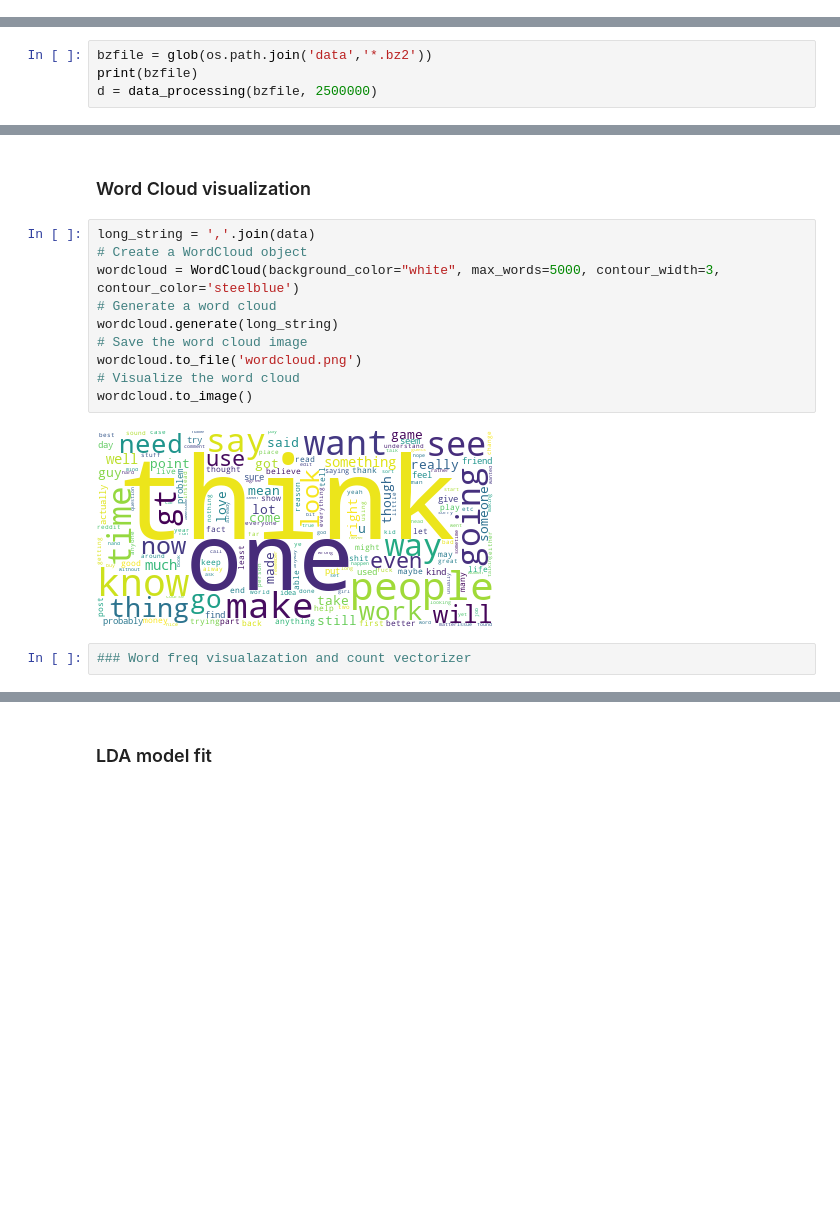
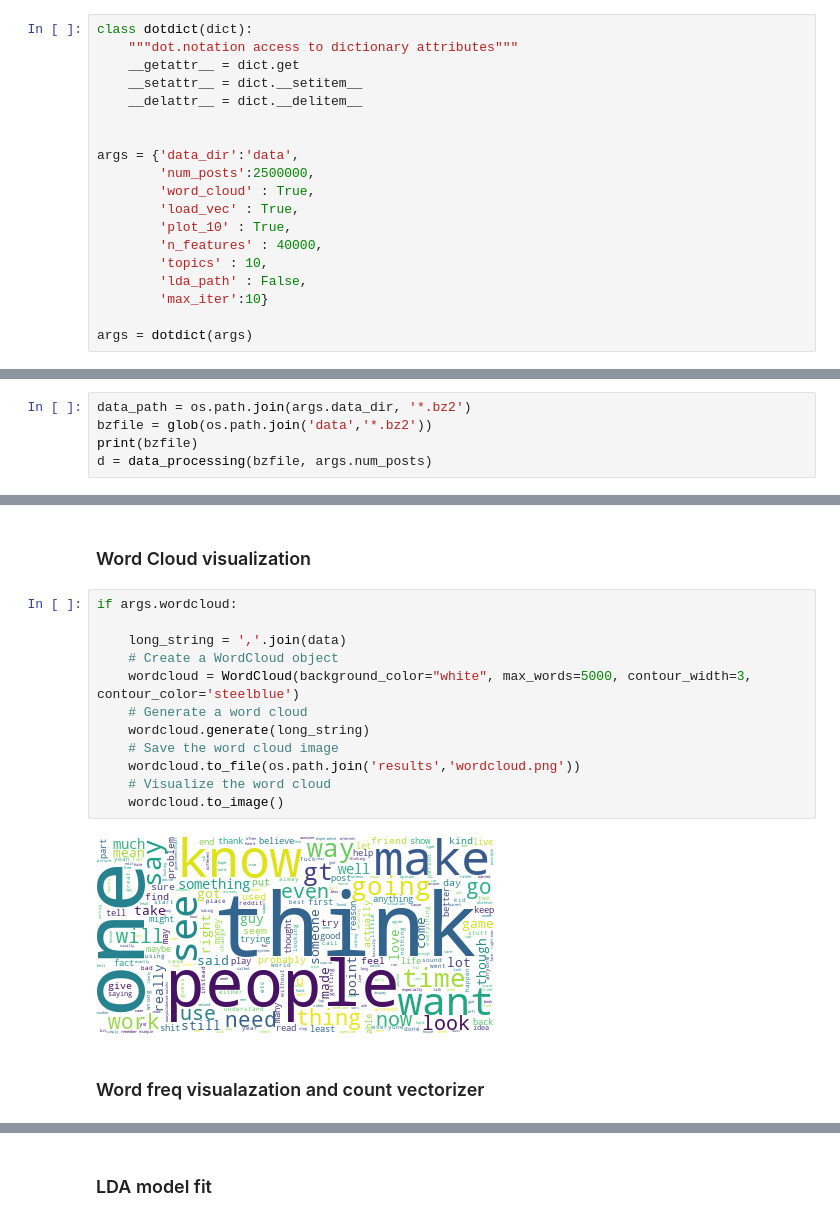
Before and after one commit to constant5/Topic-Modeling, a Jupyter notebook: LDA/LDA.ipynb, the cells around one changed output, grey strips where cells are left out. Cells and saved outputs as stored; diff of their text form; blank space fills up the shorter version.

```diff
--- a/LDA/LDA.ipynb
+++ b/LDA/LDA.ipynb
@@ -26,7 +28,27 @@ warnings.simplefilter('ignore')
+# %%
+class dotdict(dict):
+    """dot.notation access to dictionary attributes"""
+    __getattr__ = dict.get
+    __setattr__ = dict.__setitem__
+    __delattr__ = dict.__delitem__
+
+
+args = {'data_dir':'data',
+        'num_posts':2500000,
+        'word_cloud' : True,
+        'load_vec' : True,
+        'plot_10' : True,
+        'n_features' : 40000,
+        'topics' : 10,
+        'lda_path' : False,
+        'max_iter':10}
+
+args = dotdict(args)
 # %% [markdown]
 ### Create post generator
 # %%
+data_path = os.path.join(args.data_dir, '*.bz2')
 bzfile = glob(os.path.join('data','*.bz2'))
 print(bzfile)
-d = data_processing(bzfile, 2500000)
+d = data_processing(bzfile, args.num_posts)
 # %% [output]
@@ -51,19 +73,21 @@ pprint(data[:3])
 # %% [markdown]
 ### Word Cloud visualization
 # %%
-long_string = ','.join(data)
-# Create a WordCloud object
-wordcloud = WordCloud(background_color="white", max_words=5000, contour_width=3, contour_color='steelblue')
-# Generate a word cloud
-wordcloud.generate(long_string)
-# Save the word cloud image
-wordcloud.to_file('wordcloud.png')
-# Visualize the word cloud
-wordcloud.to_image()
+if args.wordcloud:
+
+    long_string = ','.join(data)
+    # Create a WordCloud object
+    wordcloud = WordCloud(background_color="white", max_words=5000, contour_width=3, contour_color='steelblue')
+    # Generate a word cloud
+    wordcloud.generate(long_string)
+    # Save the word cloud image
+    wordcloud.to_file(os.path.join('results','wordcloud.png'))
+    # Visualize the word cloud
+    wordcloud.to_image()
 # %% [output]
-[figure, old version]
+[figure, new version]
-# %%
-### Word freq visualazation and count vectorizer
+# %% [markdown]
+### Word freq visualazation and count vectorizer
 # %%
 
 sns.set_style('whitegrid')
```
Also changed, not shown: parts of 4 cells of this notebook, 4 other files.
